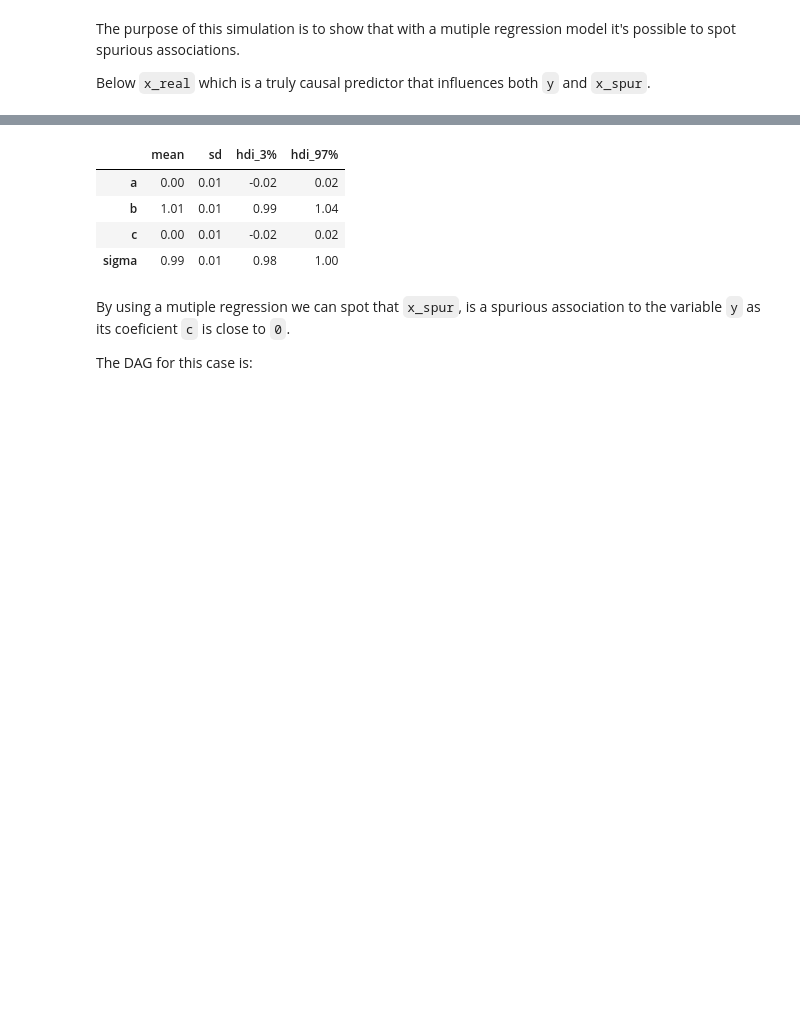
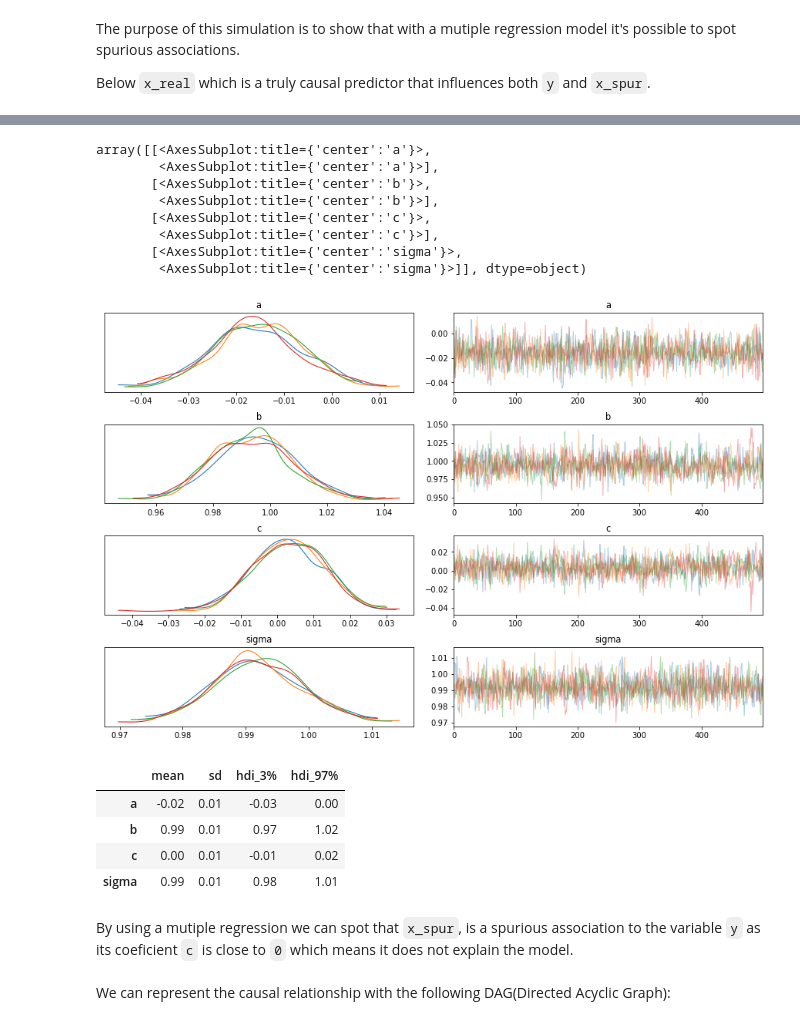
Before and after one commit to elisiojsj/Reference-Materials, a Jupyter notebook: Spurious_association_simulation.ipynb, the cells around one changed output, grey strips where cells are left out. Saved outputs shown, nothing was run; the diff lists cells and outputs as text; code cells hidden in the pictures; blank space fills up the shorter version.

```diff
--- a/Spurious_association_simulation.ipynb
+++ b/Spurious_association_simulation.ipynb
@@ -70,16 +68,29 @@ The acceptance probability does not match the target. It is 0.8795620905257736,
+# %%
+varnames = ['~mu']
+az.plot_trace(spur_trace, var_names=varnames)
+# %% [output]
+array([[<AxesSubplot:title={'center':'a'}>,
+        <AxesSubplot:title={'center':'a'}>],
+       [<AxesSubplot:title={'center':'b'}>,
+        <AxesSubplot:title={'center':'b'}>],
+       [<AxesSubplot:title={'center':'c'}>,
+        <AxesSubplot:title={'center':'c'}>],
+       [<AxesSubplot:title={'center':'sigma'}>,
+        <AxesSubplot:title={'center':'sigma'}>]], dtype=object)
+[figure, added]
 # %%
-varnames = ['~mu']
 az.summary(spur_trace, varnames, round_to=2, kind="stats")
 # %% [output]
 |  | mean | sd | hdi_3% | hdi_97% |
-| a | 0.00 | 0.01 | -0.02 | 0.02 |
-| b | 1.01 | 0.01 | 0.99 | 1.04 |
-| c | 0.00 | 0.01 | -0.02 | 0.02 |
-| sigma | 0.99 | 0.01 | 0.98 | 1.00 |
+| a | -0.02 | 0.01 | -0.03 | 0.00 |
+| b | 0.99 | 0.01 | 0.97 | 1.02 |
+| c | 0.00 | 0.01 | -0.01 | 0.02 |
+| sigma | 0.99 | 0.01 | 0.98 | 1.01 |
 # %% [markdown]
-By using a mutiple regression we can spot that `x_spur`, is a spurious association to the variable `y` as its coeficient `c` is close to `0`.
-
-The DAG for this case is:
+By using a mutiple regression we can spot that `x_spur`, is a spurious association to the variable `y` as its coeficient `c` is close to `0` which means it does not explain the model.
+<br>
+<br>
+We can represent the causal relationship with the following DAG(Directed Acyclic Graph):
 # %%
 assoc = CausalGraphicalModel(
     nodes=["x_real", "x_spur", "y"], edges=[("x_real", "x_spur"), ("x_real", "y")]
```
Also changed, not shown: parts of 8 cells of this notebook.
